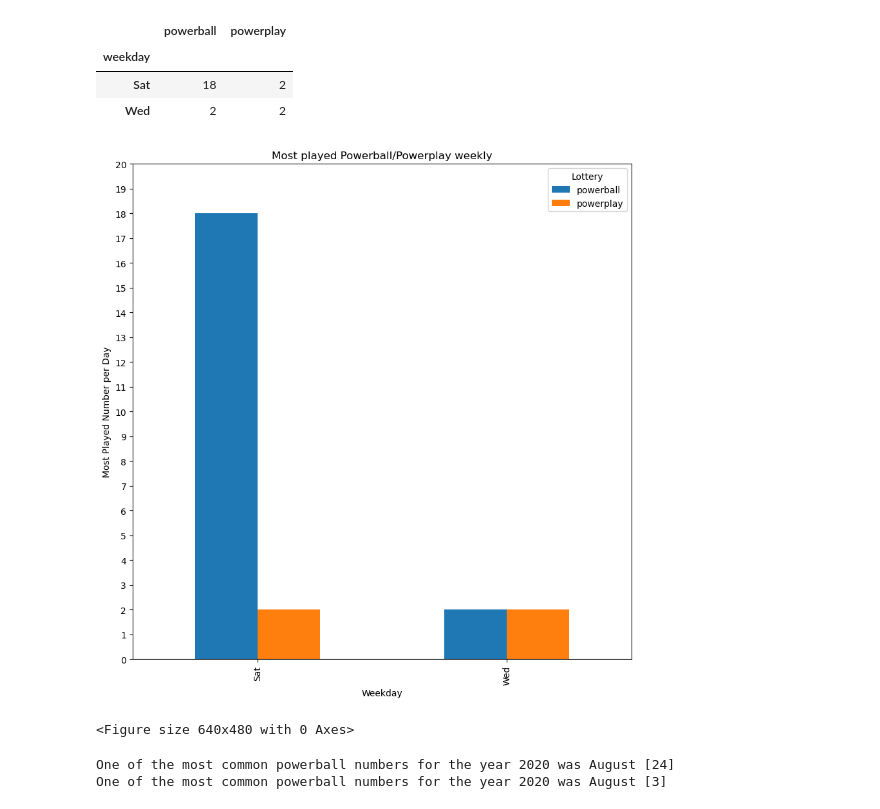
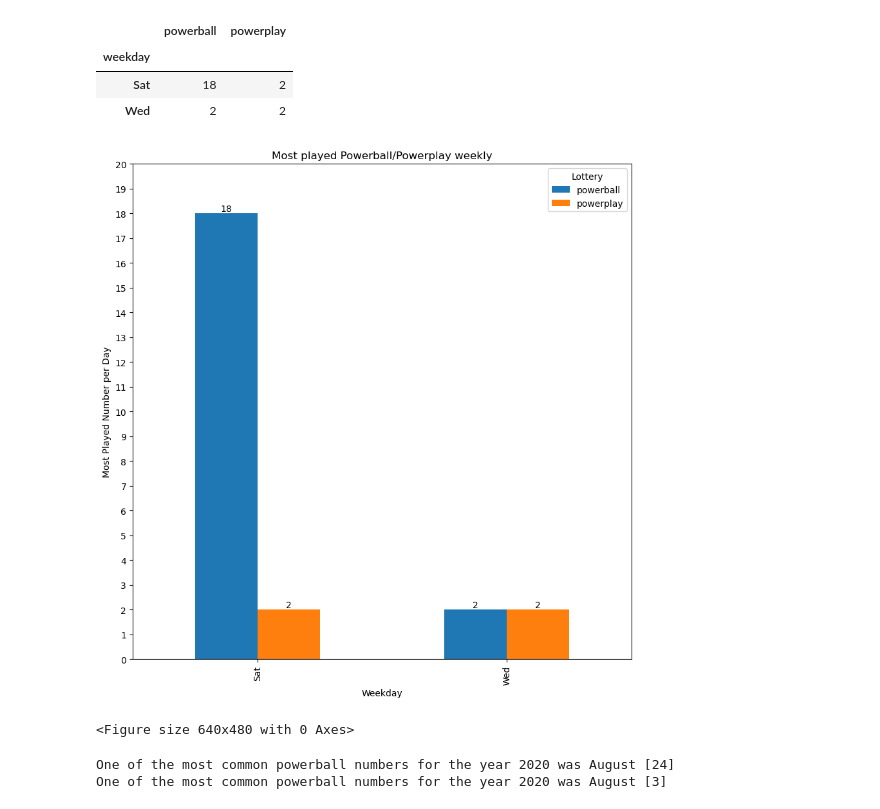
Before and after one commit to JLaydeJ/Project_1, a Jupyter notebook: Project_1_2020.ipynb, the cells around one changed output. Drawn from its saved outputs; the diff is of its cells as text; code cells hidden in the pictures.

```diff
--- a/Project_1_2020.ipynb
+++ b/Project_1_2020.ipynb
@@ -62,21 +62,22 @@ combined_common_weekday_2020
 # %%
 # Create a bar chart based off of the group series from before
 ax = combined_common_weekday_2020.plot(kind='bar', figsize=(10,10))
 
 # set the y-axis so it looks better
 ax.set_ylim(0, 19)
 ax.set_yticks(range(0, 21, 1))
 
 # Label the axis and title the graph
 ax.set_xlabel("Weekday")
 ax.set_ylabel("Most Played Number per Day")
 ax.set_title('Most played Powerball/Powerplay weekly')
 ax.legend(title = 'Lottery', loc = 'upper right')
-
+for container in ax.containers:
+    ax.bar_label(container)
 plt.show()
 plt.tight_layout()
 # %% [output]
-[figure, old version]
+[figure, new version]
 <Figure size 640x480 with 0 Axes>
 # %%
 # create a copy of the original dataframe with columns 'date' and 'powerball'
```
Also changed, not shown: parts of 1 cell of this notebook, 2 other files.
